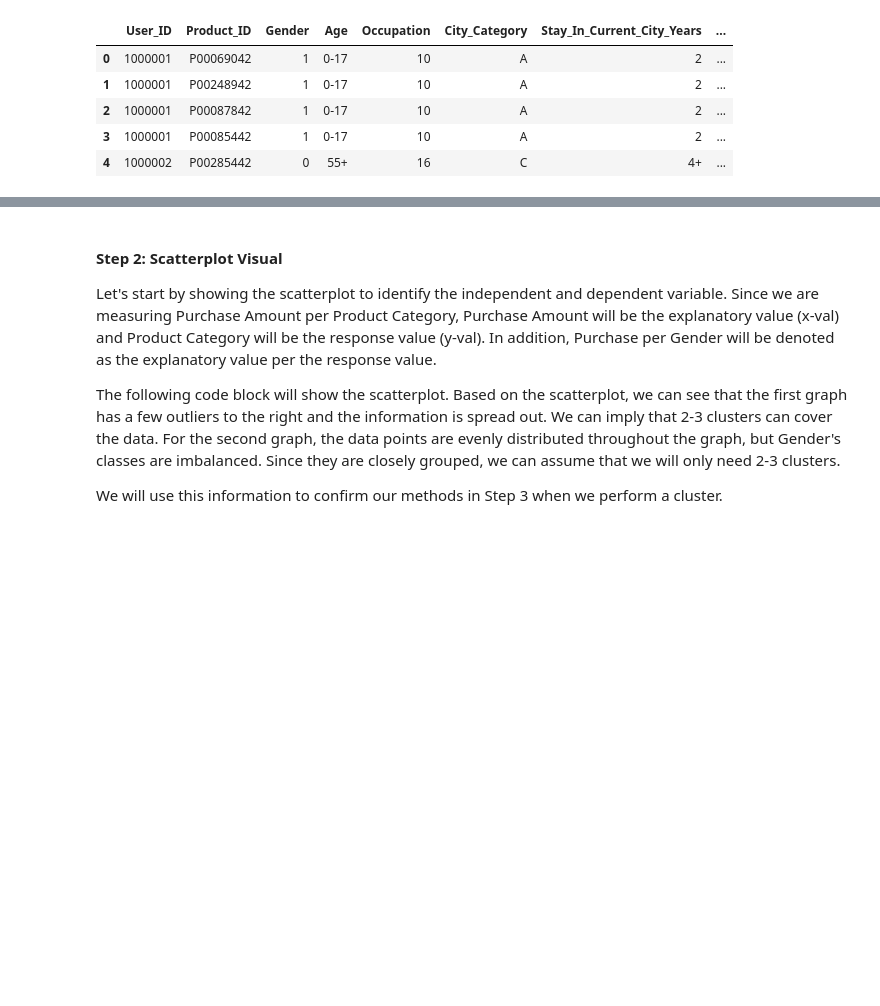
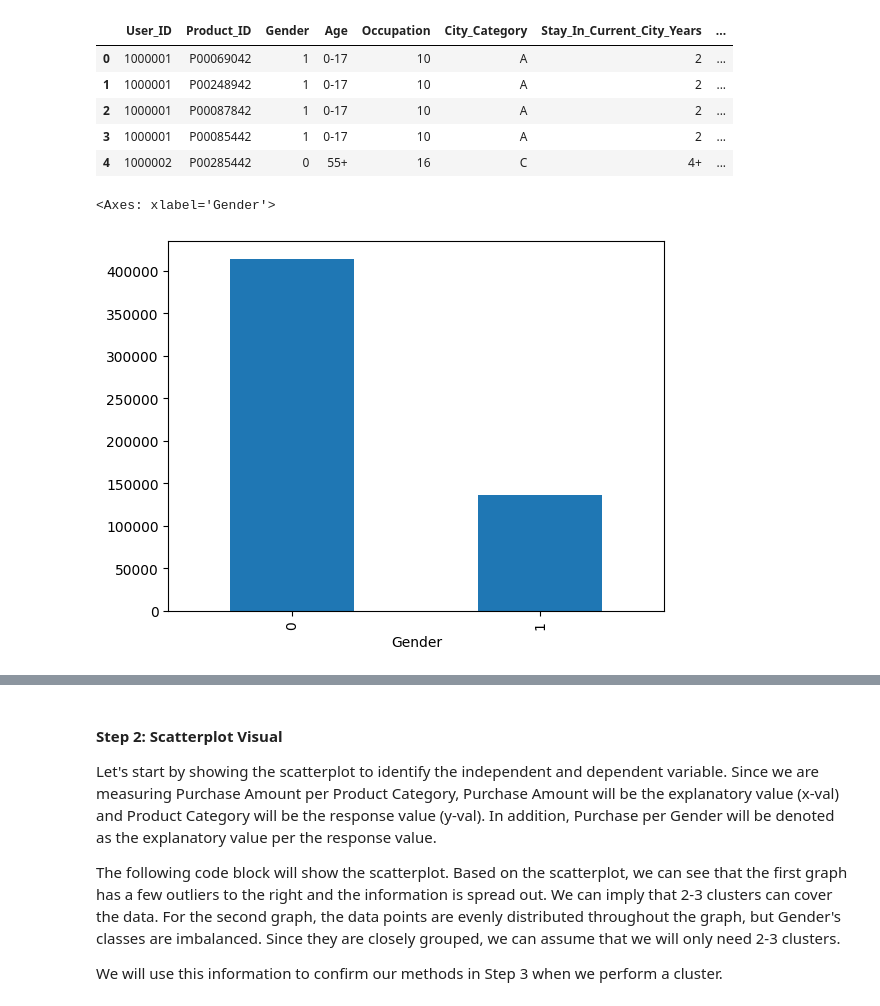
Before and after one commit to CIC-Research/Data-Science-Project, a Jupyter notebook: main.ipynb, the cells around one changed output, grey strips where cells are left out. Drawn from its saved outputs; the diff is of its cells as text; code cells hidden in the pictures; blank space fills up the shorter version.

Commit message:
Added in bar plots to check class imbalance

```diff
--- a/main.ipynb
+++ b/main.ipynb
@@ -59,3 +61,8 @@ Walmart_Data.head()
 | 2 | 1000001 | P00087842 | 1 | 0-17 | 10 | A | 2 | ... |
 | 3 | 1000001 | P00085442 | 1 | 0-17 | 10 | A | 2 | ... |
 | 4 | 1000002 | P00285442 | 0 | 55+ | 16 | C | 4+ | ... |
+# %%
+Walmart_Data['Gender'].value_counts().plot(kind='bar')
+# %% [output]
+<Axes: xlabel='Gender'>
+[figure, added]
```
Also changed, not shown: parts of 3 cells of this notebook.
